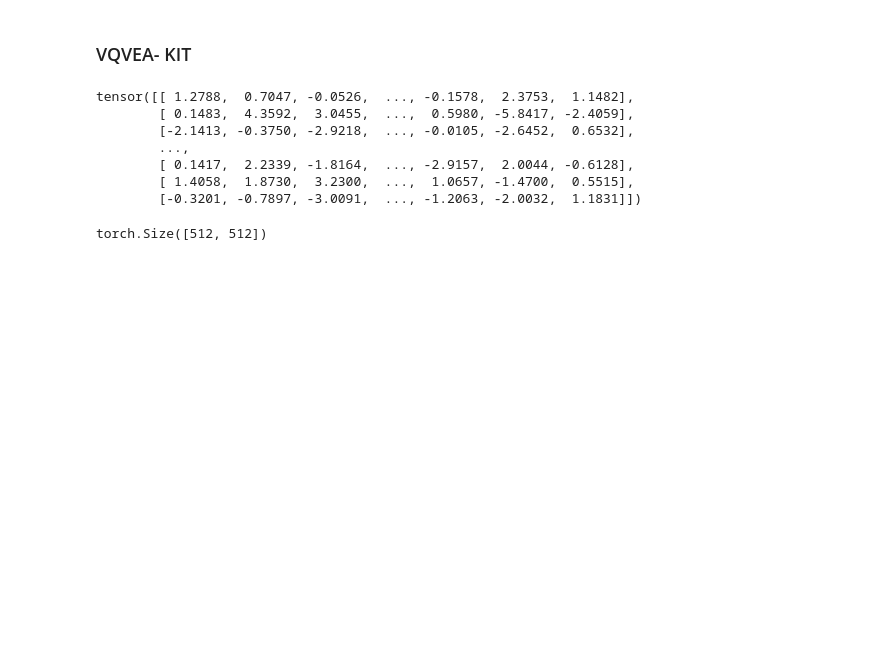
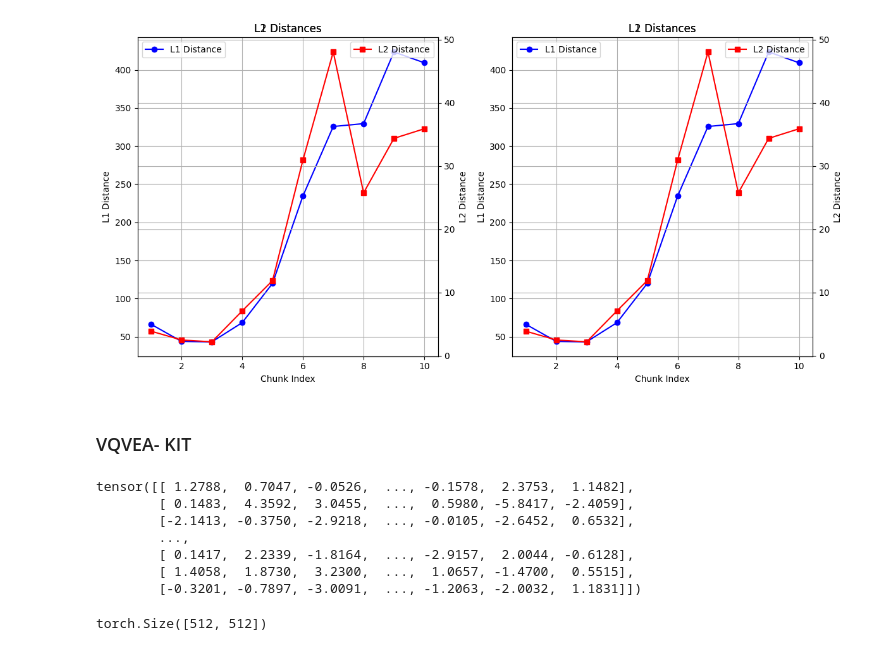
Before and after one commit to hojunking/T2M-GPT, a Jupyter notebook: visualization/visualizatino.ipynb, the cells around one changed output. Cells and saved outputs as stored; diff of their text form; code cells hidden in the pictures; blank space fills up the shorter version.

```diff
--- a/visualization/visualizatino.ipynb
+++ b/visualization/visualizatino.ipynb
@@ -3,3 +41,52 @@ import torch
+# %%
+# # Create a figure with two subplots stacked vertically
+# fig, (ax1, ax2) = plt.subplots(1, 2, figsize=(12, 6))
+# Create a figure with two subplots stacked vertically
+fig, (ax1,ax3) = plt.subplots(1, 2, figsize=(12, 6))
+# Plot L1 distances on the first subplot
+ax1.plot(x, L1_distances, 'o-', color='blue', label='L1 Distance')
+ax1.set_title('L1 Distances')
+ax1.set_xlabel('Chunk Index')
+ax1.set_ylabel('L1 Distance')
+ax1.legend()
+ax1.grid(True)
+
+# Set up ax2 to be the secondary y-axis with shared x-axis with ax1
+ax2 = ax1.twinx()
+# Plot L2 distances on the second subplot
+ax2.plot(x, L2_distances, 's-', color='red', label='L2 Distance')
+ax2.set_title('L2 Distances')
+ax2.set_xlabel('Chunk Index')
+ax2.set_ylabel('L2 Distance')
+ax2.legend()
+ax2.grid(True)
+
+
+
+ax3.plot(x, L1_distances, 'o-', color='blue', label='L1 Distance')
+ax3.set_title('L1 Distances')
+ax3.set_xlabel('Chunk Index')
+ax3.set_ylabel('L1 Distance')
+ax3.legend()
+ax3.grid(True)
+
+
+# Set up ax2 to be the secondary y-axis with shared x-axis with ax1
+ax4 = ax3.twinx()
+# Plot L2 distances on the second subplot
+ax4.plot(x, L2_distances, 's-', color='red', label='L2 Distance')
+ax4.set_title('L2 Distances')
+ax4.set_xlabel('Chunk Index')
+ax4.set_ylabel('L2 Distance')
+ax4.legend()
+ax4.grid(True)
+
+
+# Adjust layout
+fig.tight_layout()
+plt.show()
+# %% [output]
+[figure, added]
 # %%
 %%bash
 source activate VQTrans
```
Also changed, not shown: parts of 1 cell of this notebook, 5 other files.
